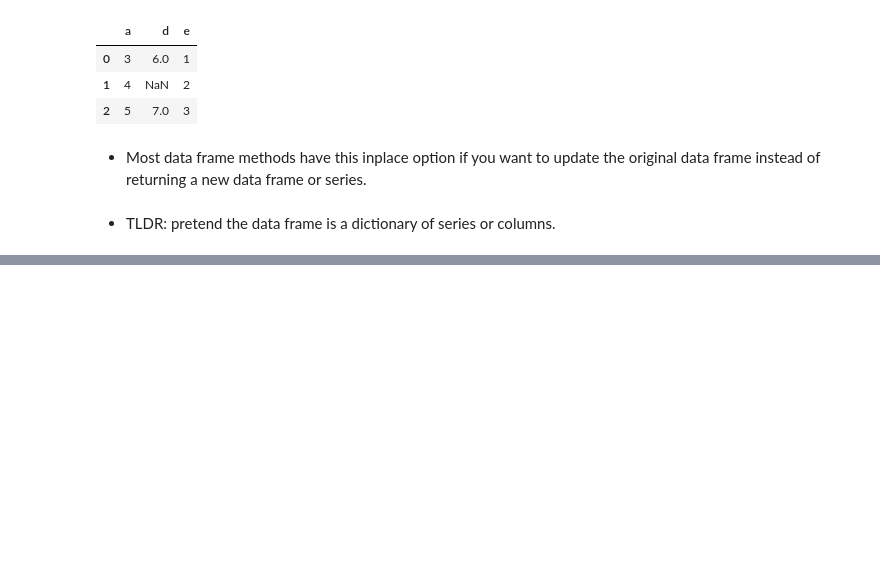
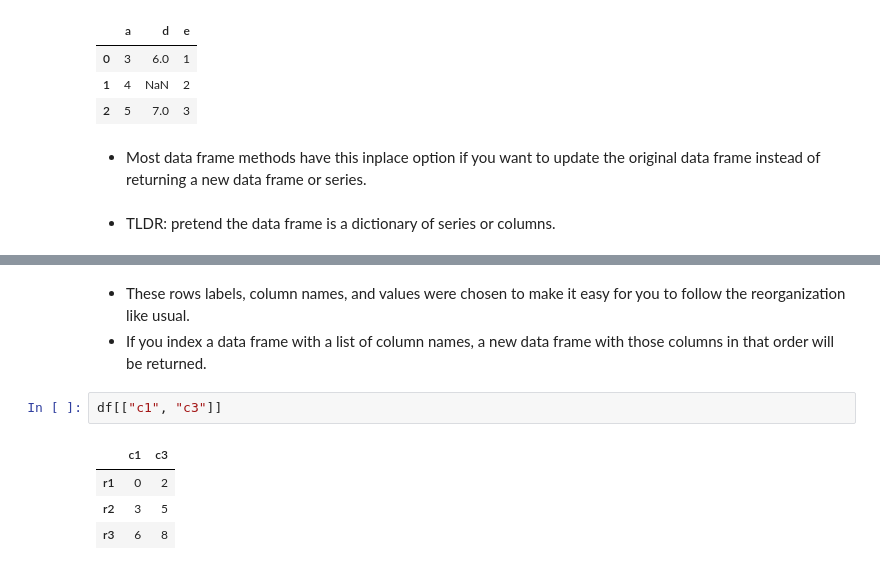
Before and after one commit to kaylamwong/Concepts-Overview-, a Jupyter notebook: Week 8: Working with Data Frames in Pandas.ipynb, the cells around one changed output, grey strips where cells are left out. Saved outputs shown, nothing was run; the diff lists cells and outputs as text; blank space fills up the shorter version.

```diff
--- a/Week 8: Working with Data Frames in Pandas.ipynb
+++ b/Week 8: Working with Data Frames in Pandas.ipynb
@@ -389,0 +407,10 @@ df
+# %% [markdown]
+- These rows labels, column names, and values were chosen to make it easy for you to follow the reorganization like usual.
+- If you index a data frame with a list of column names, a new data frame with those columns in that order will be returned.
+# %%
+df[["c1", "c3"]]
+# %% [output]
+|  | c1 | c3 |
+| r1 | 0 | 2 |
+| r2 | 3 | 5 |
+| r3 | 6 | 8 |
```
Also changed, not shown: parts of 20 cells of this notebook.
